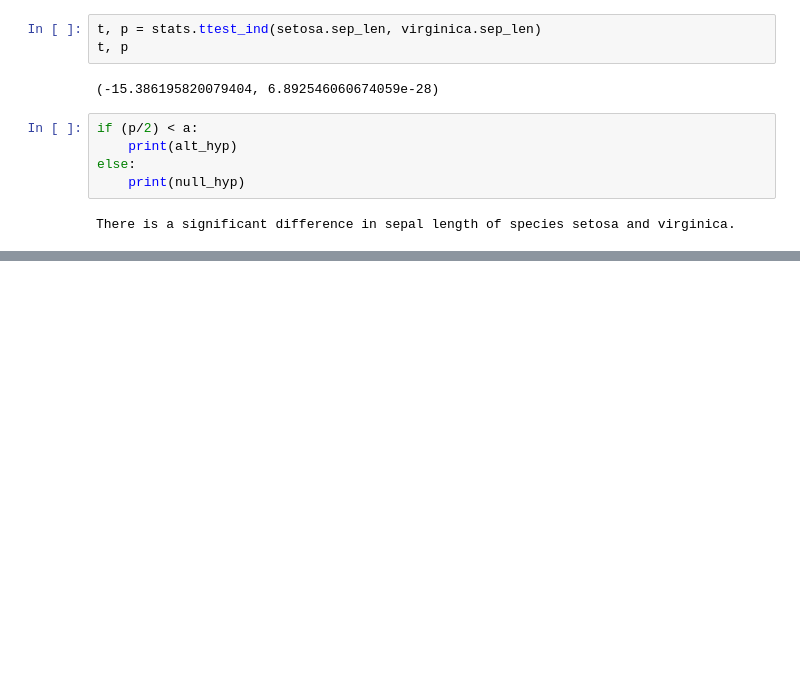
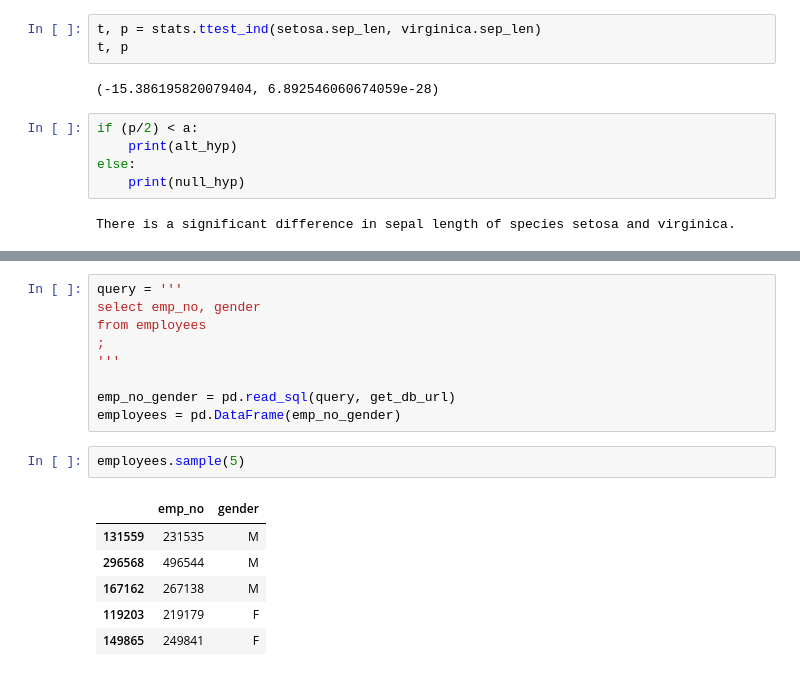
Before and after one commit to mdalton87/statistics-exercises, a Jupyter notebook: hypothesis_testing.ipynb, the cells around one changed output, grey strips where cells are left out. Cells and saved outputs as stored; diff of their text form; blank space fills up the shorter version.

```diff
--- a/hypothesis_testing.ipynb
+++ b/hypothesis_testing.ipynb
@@ -297,0 +511,18 @@ There is a significant difference in sepal length of species setosa and virginic
+# %%
+query = '''
+select emp_no, gender
+from employees
+;
+'''
+
+emp_no_gender = pd.read_sql(query, get_db_url)
+employees = pd.DataFrame(emp_no_gender)
+# %%
+employees.sample(5)
+# %% [output]
+|  | emp_no | gender |
+| 131559 | 231535 | M |
+| 296568 | 496544 | M |
+| 167162 | 267138 | M |
+| 119203 | 219179 | F |
+| 149865 | 249841 | F |
```
Also changed, not shown: parts of 45 cells of this notebook.
